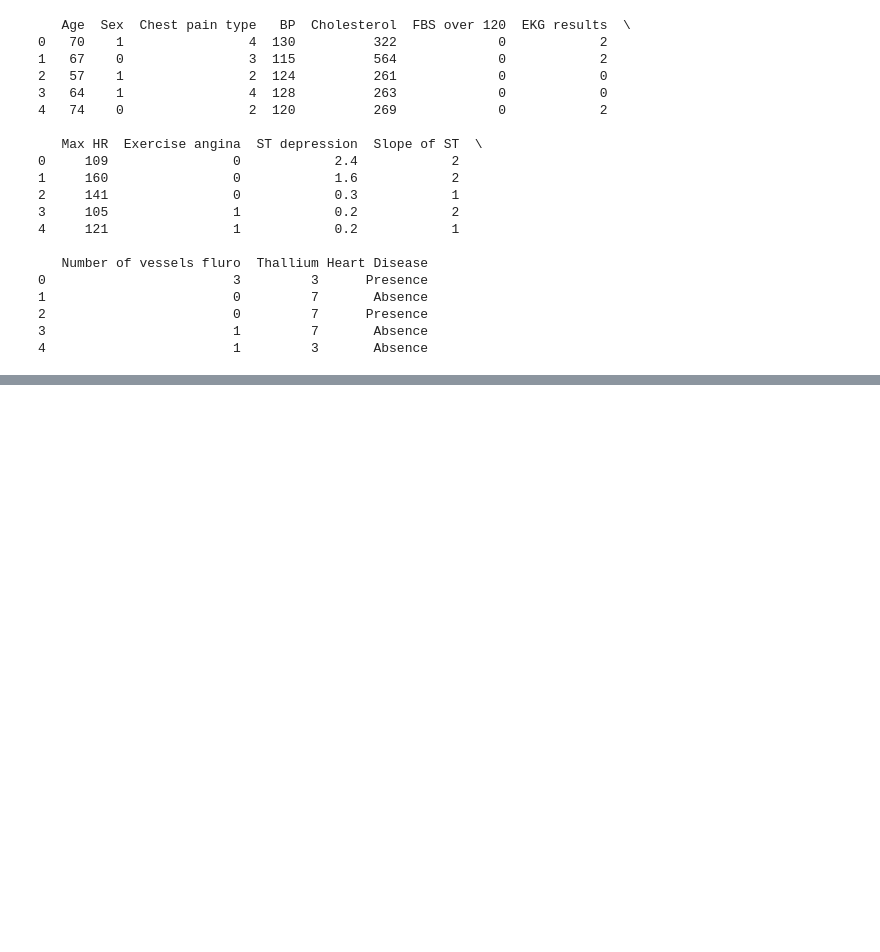
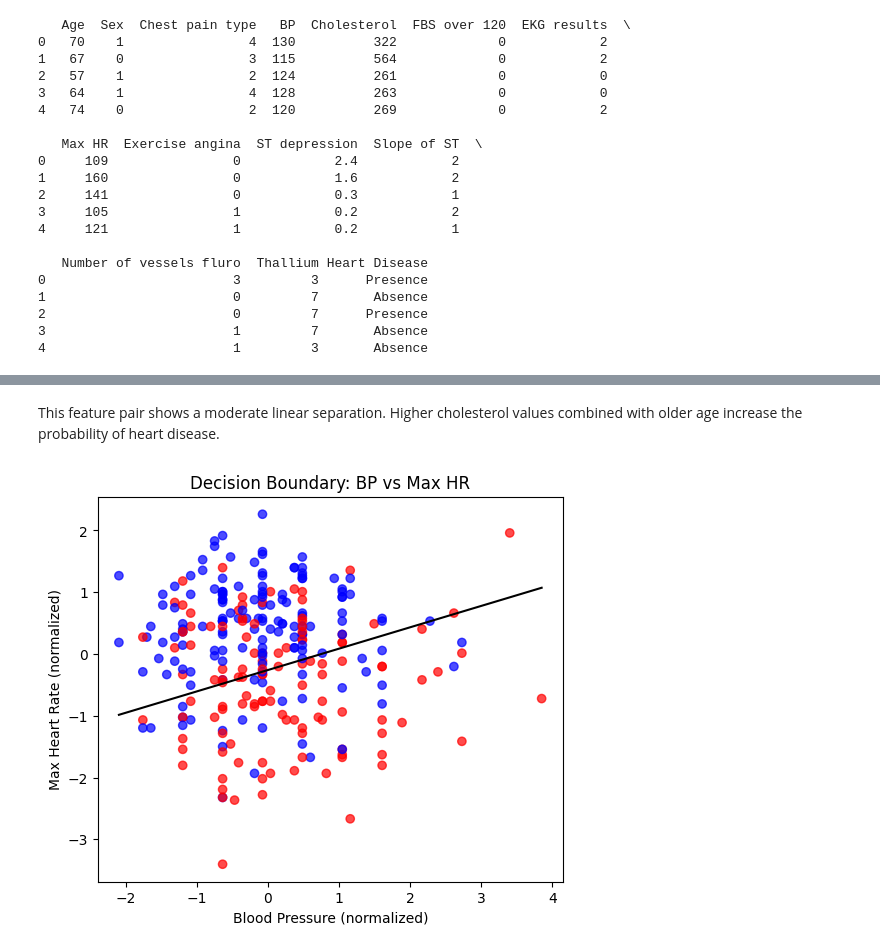
Before and after one commit to Natalia-Espitia/Heart-Disease-Risk-Prediction-Logistic-Regression-Homework, a Jupyter notebook: heart_disease_lr_analysis.ipynb, the cells around one changed output, grey strips where cells are left out. Cells and saved outputs as stored; diff of their text form; code cells hidden in the pictures; blank space fills up the shorter version.

```diff
--- a/heart_disease_lr_analysis.ipynb
+++ b/heart_disease_lr_analysis.ipynb
@@ -89,0 +328,15 @@ newData.describe()
+# %% [markdown]
+This feature pair shows a moderate linear separation.
+Higher cholesterol values combined with older age increase
+the probability of heart disease.
+# %%
+X, y, w, b = train_2d_logistic(newData, 'BP', 'Max HR')
+
+plot_decision_boundary(
+    X, y, w, b,
+    xlabel='Blood Pressure',
+    ylabel='Max Heart Rate',
+    title='Decision Boundary: BP vs Max HR'
+)
+# %% [output]
+[figure, added]
```
Also changed, not shown: parts of 54 cells of this notebook, 10 other files.
